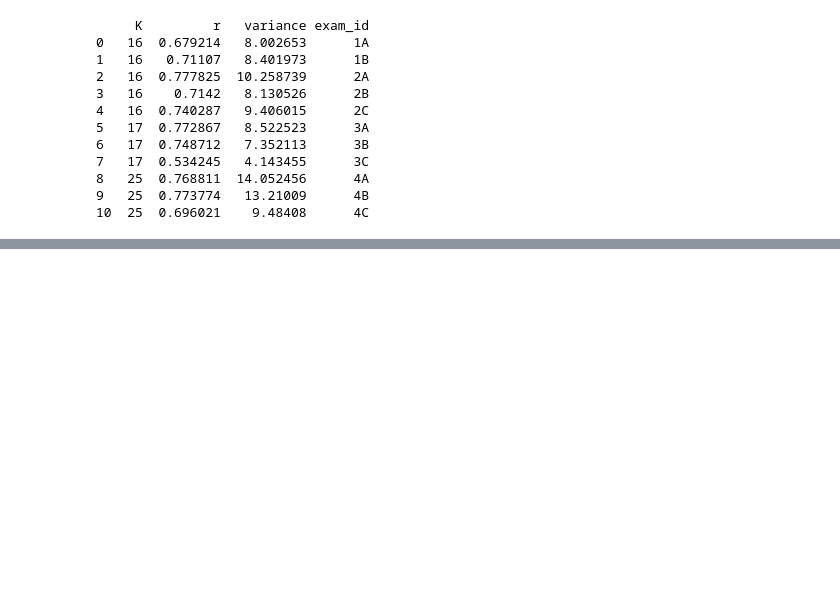
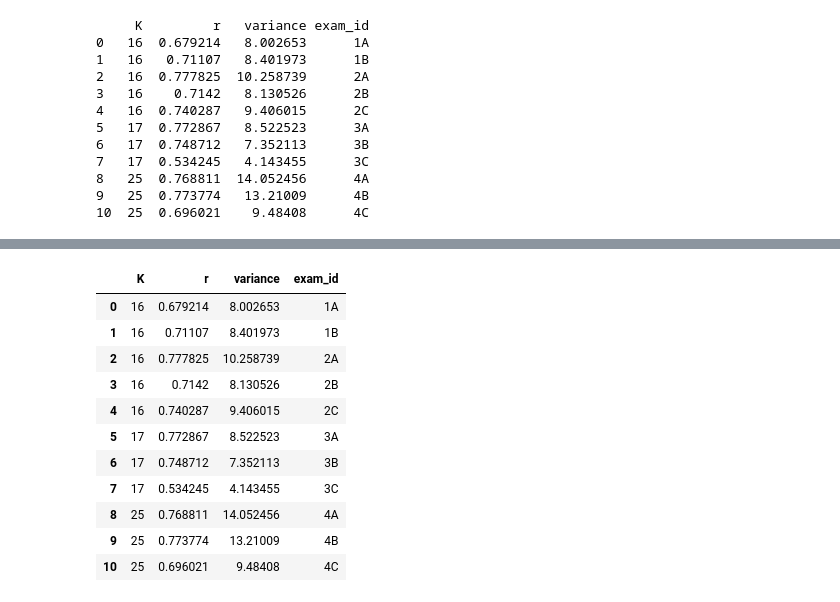
Before and after one commit to russell-jeter/CollegeAlgebraLSLTAnalysis, a Jupyter notebook: data_analysis_workbook.ipynb, the cells around one changed output, grey strips where cells are left out. Cells and saved outputs as stored; diff of their text form; code cells hidden in the pictures; blank space fills up the shorter version.

```diff
--- a/data_analysis_workbook.ipynb
+++ b/data_analysis_workbook.ipynb
@@ -554,0 +616,15 @@ print(kr_frame)
+# %%
+kr_frame
+# %% [output]
+|  | K | r | variance | exam_id |
+| 0 | 16 | 0.679214 | 8.002653 | 1A |
+| 1 | 16 | 0.71107 | 8.401973 | 1B |
+| 2 | 16 | 0.777825 | 10.258739 | 2A |
+| 3 | 16 | 0.7142 | 8.130526 | 2B |
+| 4 | 16 | 0.740287 | 9.406015 | 2C |
+| 5 | 17 | 0.772867 | 8.522523 | 3A |
+| 6 | 17 | 0.748712 | 7.352113 | 3B |
+| 7 | 17 | 0.534245 | 4.143455 | 3C |
+| 8 | 25 | 0.768811 | 14.052456 | 4A |
+| 9 | 25 | 0.773774 | 13.21009 | 4B |
+| 10 | 25 | 0.696021 | 9.48408 | 4C |
```
Also changed, not shown: parts of 10 cells of this notebook.
